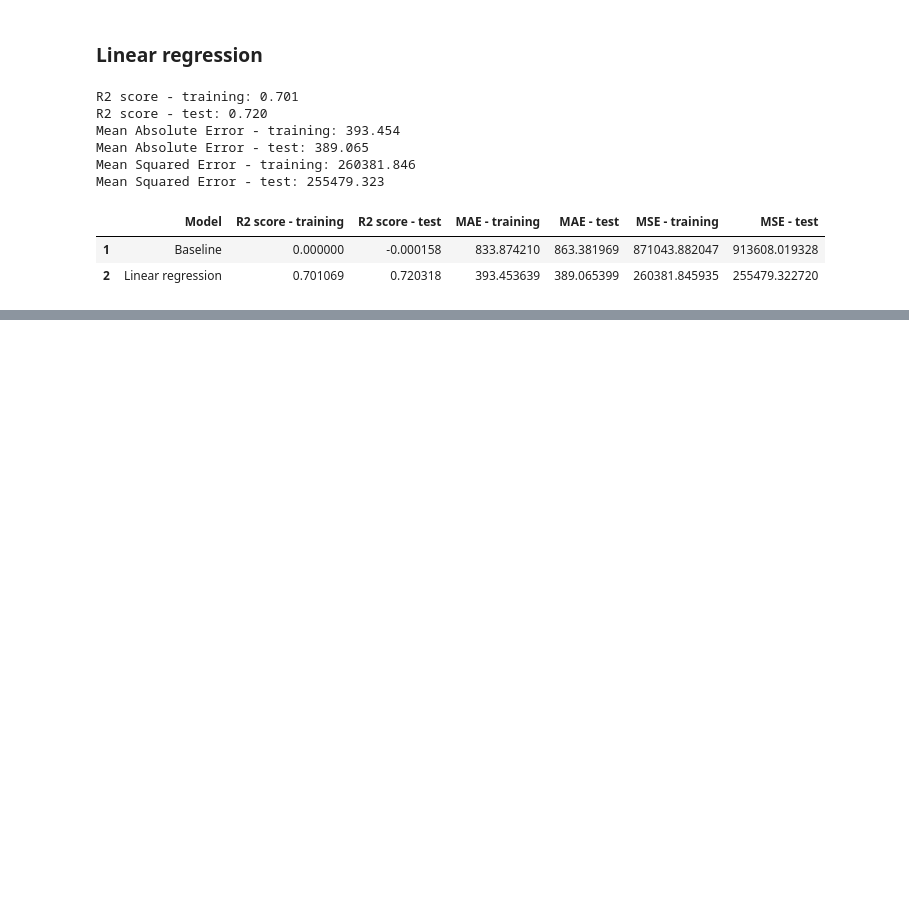
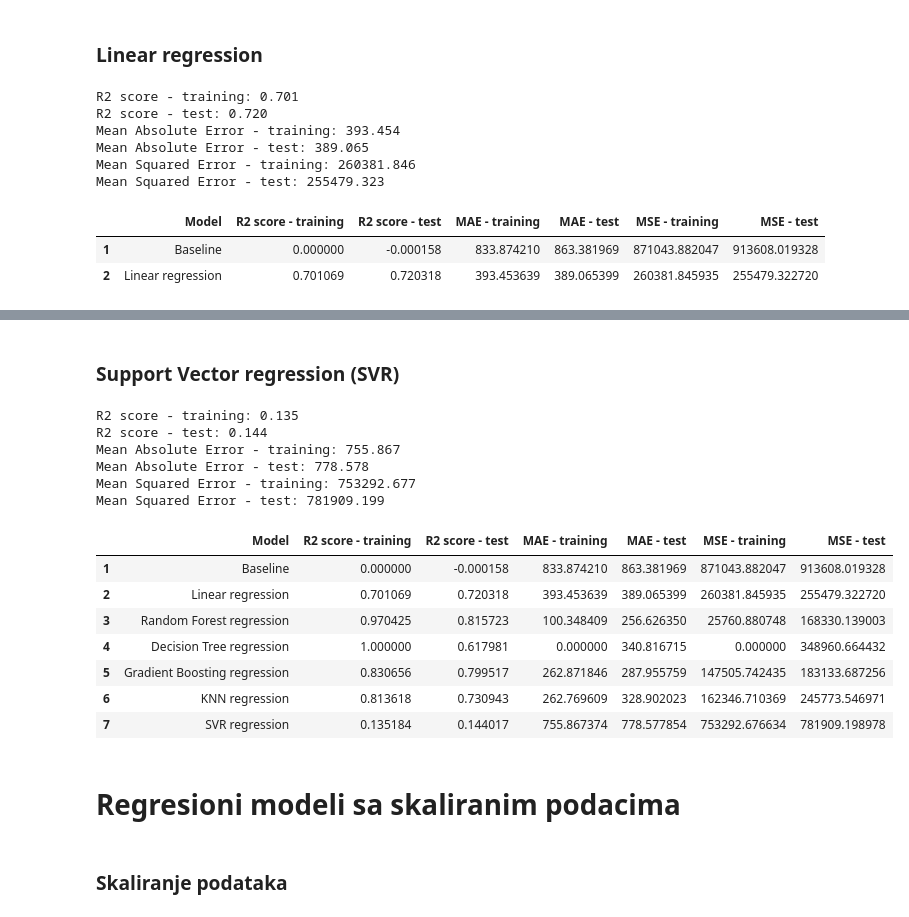
Before and after one commit to gavrilovicluka/machine-learning-projects, a Jupyter notebook: Projekat 1/Projekat1.ipynb, the cells around one changed output, grey strips where cells are left out. Drawn from its saved outputs; the diff is of its cells as text; code cells hidden in the pictures; blank space fills up the shorter version.

Commit message:
Regresioni modeli + skaliranje podataka + regresioni modeli sa skaliranim podacima

```diff
--- a/Projekat 1/Projekat1.ipynb
+++ b/Projekat 1/Projekat1.ipynb
@@ -552,0 +543,3 @@ Model dobro klasifikuje Low i High klase sa visokom preciznošću i osetljivoš
+# %%
+results=add_metrics(results, "Gradient Boosting regression", metrics)
+results
@@ -552,0 +555,8 @@ Model dobro klasifikuje Low i High klase sa visokom preciznošću i osetljivoš
+# %%
+knn = KNeighborsRegressor(n_neighbors=5)
+knn.fit(X_train, y_train)
+
+y_train_pred_knn = knn.predict(X_train)
+y_test_pred_knn = knn.predict(X_test)
+
+metrics = evaluate(y_test, y_test_pred_knn, y_train, y_train_pred_knn)
@@ -552,0 +570,3 @@ Model dobro klasifikuje Low i High klase sa visokom preciznošću i osetljivoš
+# %%
+results=add_metrics(results, "KNN regression", metrics)
+results
@@ -552,0 +581,33 @@ Model dobro klasifikuje Low i High klase sa visokom preciznošću i osetljivoš
+# %% [markdown]
+### Support Vector regression (SVR)
+# %%
+svr = SVR(kernel='rbf')
+svr.fit(X_train, y_train)
+
+y_train_pred_svr = svr.predict(X_train)
+y_test_pred_svr = svr.predict(X_test)
+
+metrics = evaluate(y_test, y_test_pred_svr, y_train, y_train_pred_svr)
+# %% [output]
+R2 score - training: 0.135
+R2 score - test: 0.144
+Mean Absolute Error - training: 755.867
+Mean Absolute Error - test: 778.578
+Mean Squared Error - training: 753292.677
+Mean Squared Error - test: 781909.199
+# %%
+results=add_metrics(results, "SVR regression", metrics)
+results
+# %% [output]
+|  | Model | R2 score - training | R2 score - test | MAE - training | MAE - test | MSE - training | MSE - test |
+| 1 | Baseline | 0.000000 | -0.000158 | 833.874210 | 863.381969 | 871043.882047 | 913608.019328 |
+| 2 | Linear regression | 0.701069 | 0.720318 | 393.453639 | 389.065399 | 260381.845935 | 255479.322720 |
+| 3 | Random Forest regression | 0.970425 | 0.815723 | 100.348409 | 256.626350 | 25760.880748 | 168330.139003 |
+| 4 | Decision Tree regression | 1.000000 | 0.617981 | 0.000000 | 340.816715 | 0.000000 | 348960.664432 |
+| 5 | Gradient Boosting regression | 0.830656 | 0.799517 | 262.871846 | 287.955759 | 147505.742435 | 183133.687256 |
+| 6 | KNN regression | 0.813618 | 0.730943 | 262.769609 | 328.902023 | 162346.710369 | 245773.546971 |
+| 7 | SVR regression | 0.135184 | 0.144017 | 755.867374 | 778.577854 | 753292.676634 | 781909.198978 |
+# %% [markdown]
+# Regresioni modeli sa skaliranim podacima
+# %% [markdown]
+### Skaliranje podataka
```
Also changed, not shown: parts of 49 cells of this notebook.
